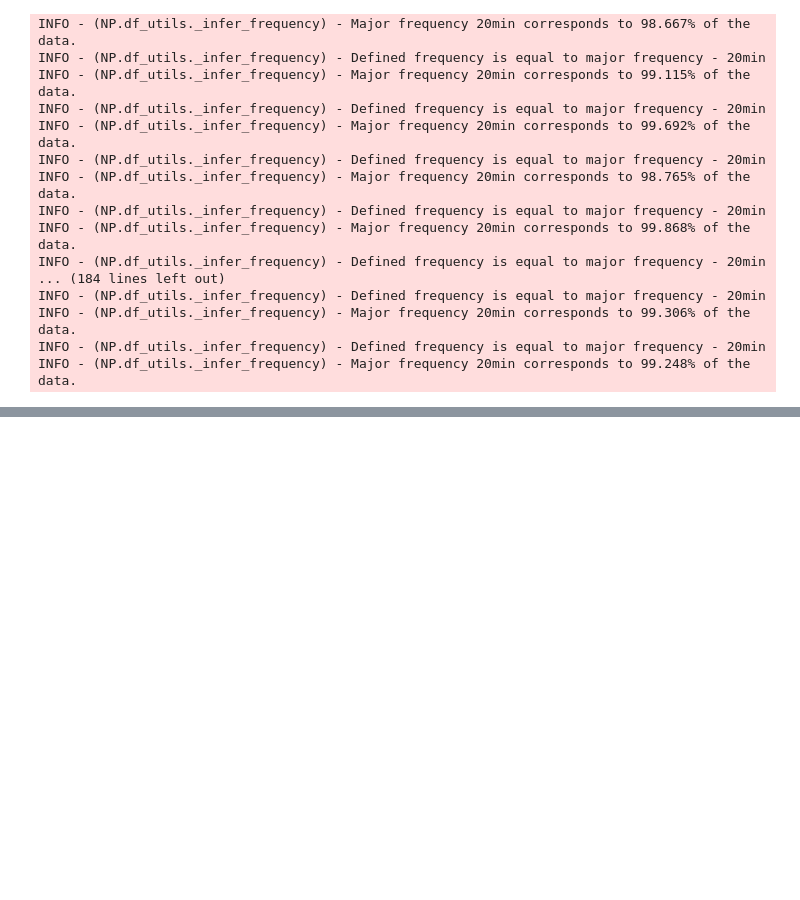
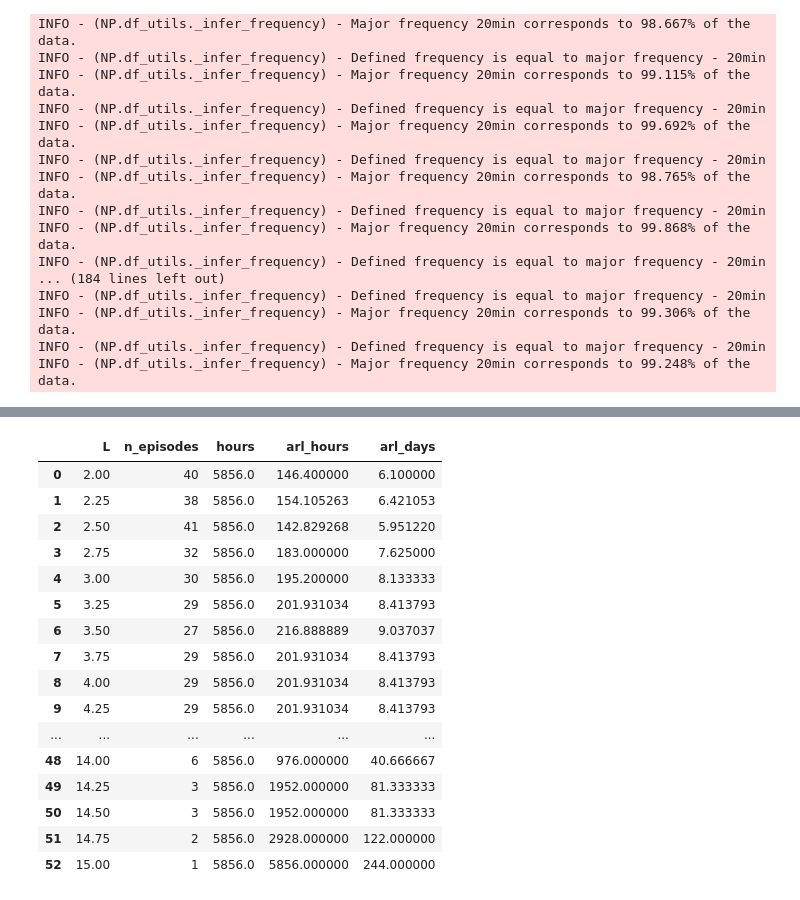
Before and after one commit to eugeniomoreira-iaud/neuralprophet-shm, a Jupyter notebook: studies/04_neuralprophet_inclination_prediction/neuralprophet_inclination_prediction_study.ipynb, the cells around one changed output, grey strips where cells are left out. Cells and saved outputs as stored; diff of their text form; code cells hidden in the pictures; blank space fills up the shorter version.

```diff
--- a/studies/04_neuralprophet_inclination_prediction/neuralprophet_inclination_prediction_study.ipynb
+++ b/studies/04_neuralprophet_inclination_prediction/neuralprophet_inclination_prediction_study.ipynb
@@ -939,0 +1084,74 @@ INFO - (NP.df_utils._infer_frequency) - Major frequency 20min corresponds to 99.
+# %%
+# The charts need a regular grid. `alarm_episodes` and `average_run_length`
+# derive every duration they report from a slot count times one spacing, and
+# refuse an index whose rows were dropped across an outage, because an episode
+# would otherwise be reported as spanning time the record does not cover. The
+# rolling residual exists only where a window predicted, so it is placed back
+# onto the complete twenty-minute grid with the missing slots carried as NaN.
+# The charts skip a NaN rather than reading it as a zero departure: the
+# statistic is held across a gap rather than relaxed towards the centre, which
+# is what a monitoring system does when readings stop arriving.
+residual_grid = residual_a.reindex(
+    pd.date_range(residual_a.index.min(), residual_a.index.max(),
+                  freq=MODEL_FREQ_A)).loc[REFERENCE_START:]
+print(f'Residual on the grid: {len(residual_grid):,} slots from '
+      f'{residual_grid.index.min().date()}, '
+      f'{residual_grid.notna().sum():,} observed '
+      f'({residual_grid.notna().mean():.1%})')
+print(f'Residual autocorrelation: {residual_grid.autocorr(1):.4f} at one slot, '
+      f'{residual_grid.autocorr(72):.4f} at twenty-four hours. A control chart '
+      f'assumes neither.')
+
+reference_a = monitoring.reference_stats(
+    residual_grid, start=REFERENCE_START, end=REFERENCE_END, robust=True)
+in_control = residual_grid.loc[REFERENCE_START:REFERENCE_END]
+print(f'Reference: mu={reference_a["mu"]:.3f} mdeg, '
+      f'sigma={reference_a["sigma"]:.3f} mdeg, n={reference_a["n"]:,}, '
+      f'sd {in_control.std():.3f} mdeg, window '
+      f'{in_control.dropna().index.min()} to '
+      f'{in_control.dropna().index.max()}')
+
+# Choose the limit width that meets the false-alarm budget on the in-control
+# stretch, rather than accepting a conventional value and reporting whatever
+# rate it happens to give.
+budget = []
+for candidate_L in EWMA_L_CANDIDATES:
+    ewma = monitoring.ewma_chart(in_control, reference_a['mu'],
+                                 reference_a['sigma'],
+                                 lam=EWMA_LAMBDA, L=candidate_L)
+    cusum = monitoring.cusum_chart(in_control, reference_a['mu'],
+                                   reference_a['sigma'],
+                                   k=CUSUM_K, h=CUSUM_H)
+    joint = monitoring.joint_alarm(ewma['alarm'], cusum['alarm'],
+                                   window=JOINT_WINDOW)
+    arl = monitoring.average_run_length(joint, freq=MODEL_FREQ_A)
+    budget.append({'L': candidate_L, **arl})
+
+budget = pd.DataFrame(budget)
+display(budget)
+
+# No candidate meeting the budget means the residual is not in control over the
+# reference window. That is a statement about the expectation, not a reason to
+# widen the limit until the alarms stop, so it fails loudly here rather than
+# carrying a missing limit into every number below.
+meeting = budget.loc[budget['arl_days'] >= TARGET_ARL_DAYS, 'L']
+if meeting.empty:
+    raise RuntimeError(
+        f'No limit width between {budget["L"].min()} and {budget["L"].max()} '
+        f'reaches {TARGET_ARL_DAYS:.0f} days per false alarm; the best is '
+        f'{budget["arl_days"].max():.1f} days. The reference residual is not '
+        f'in control - revisit the expectation rather than the limit.')
+EWMA_L = float(meeting.min())
+chosen = budget.loc[budget['L'] == EWMA_L].iloc[0]
+print(f'Chosen L = {EWMA_L}, delivering {chosen["arl_days"]:.1f} days per '
+      f'false alarm against a {TARGET_ARL_DAYS:.0f}-day budget, on '
+      f'{int(chosen["n_episodes"])} episodes over '
+      f'{chosen["hours"] / 24.0:.0f} watched days.')
+# The run length rests on that episode count, and at a wide limit it is a
+# handful of excursions rather than a rate, so it is quoted as an order of
+# magnitude and never as a precise figure.
+if chosen['n_episodes'] < 5:
+    print(f'  Caution: {int(chosen["n_episodes"])} episodes is too few for the '
+          f'run length to be a precise estimate. It bounds the false-alarm '
+          f'rate rather than measuring it.')
+# %% [output]
@@ -939,0 +1161,17 @@ INFO - (NP.df_utils._infer_frequency) - Major frequency 20min corresponds to 99.
+|  | L | n_episodes | hours | arl_hours | arl_days |
+| 0 | 2.00 | 40 | 5856.0 | 146.400000 | 6.100000 |
+| 1 | 2.25 | 38 | 5856.0 | 154.105263 | 6.421053 |
+| 2 | 2.50 | 41 | 5856.0 | 142.829268 | 5.951220 |
+| 3 | 2.75 | 32 | 5856.0 | 183.000000 | 7.625000 |
+| 4 | 3.00 | 30 | 5856.0 | 195.200000 | 8.133333 |
+| 5 | 3.25 | 29 | 5856.0 | 201.931034 | 8.413793 |
+| 6 | 3.50 | 27 | 5856.0 | 216.888889 | 9.037037 |
+| 7 | 3.75 | 29 | 5856.0 | 201.931034 | 8.413793 |
+| 8 | 4.00 | 29 | 5856.0 | 201.931034 | 8.413793 |
+| 9 | 4.25 | 29 | 5856.0 | 201.931034 | 8.413793 |
+| ... | ... | ... | ... | ... | ... |
+| 48 | 14.00 | 6 | 5856.0 | 976.000000 | 40.666667 |
+| 49 | 14.25 | 3 | 5856.0 | 1952.000000 | 81.333333 |
+| 50 | 14.50 | 3 | 5856.0 | 1952.000000 | 81.333333 |
+| 51 | 14.75 | 2 | 5856.0 | 2928.000000 | 122.000000 |
+| 52 | 15.00 | 1 | 5856.0 | 5856.000000 | 244.000000 |
```
Also changed, not shown: parts of 8 cells of this notebook, 1 other file.
